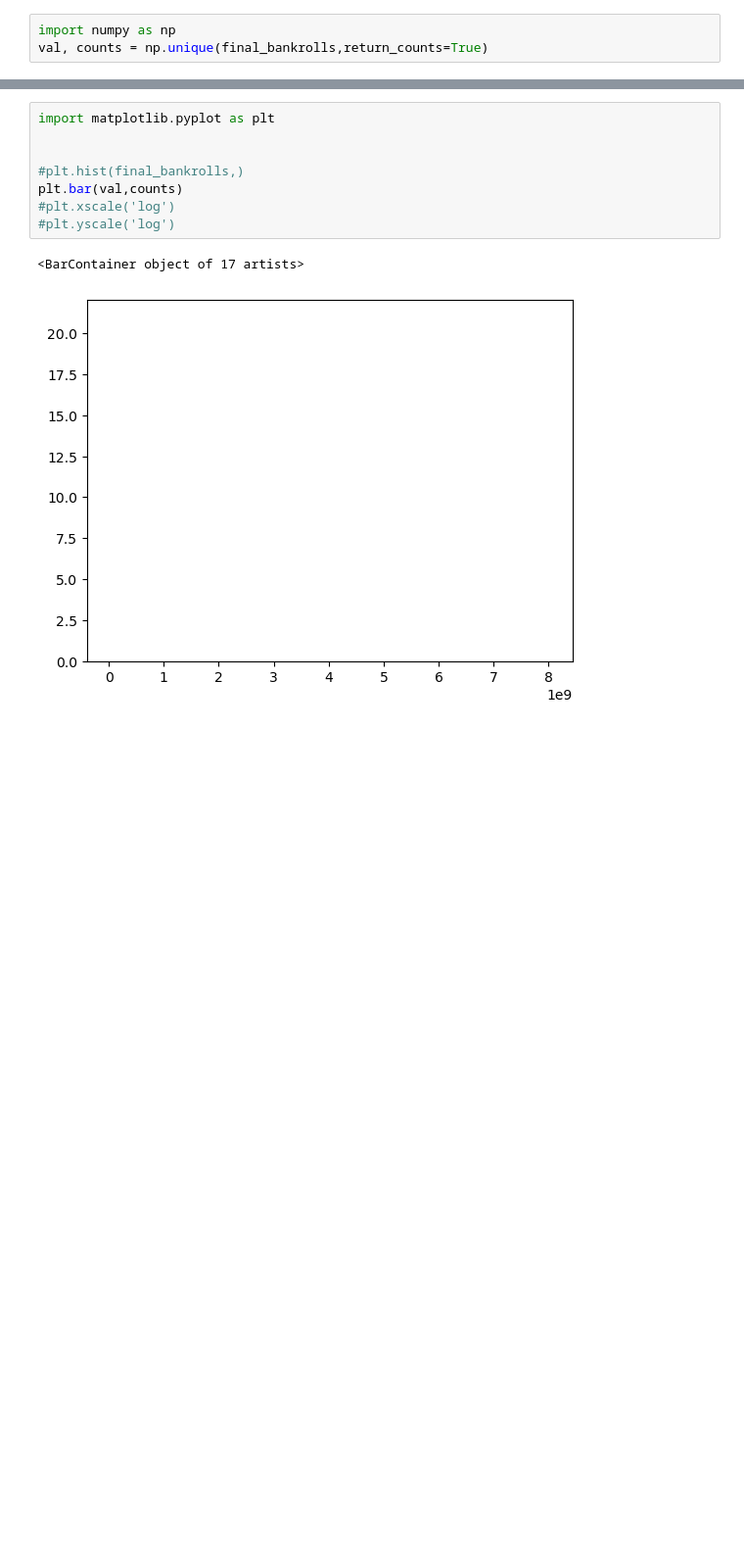
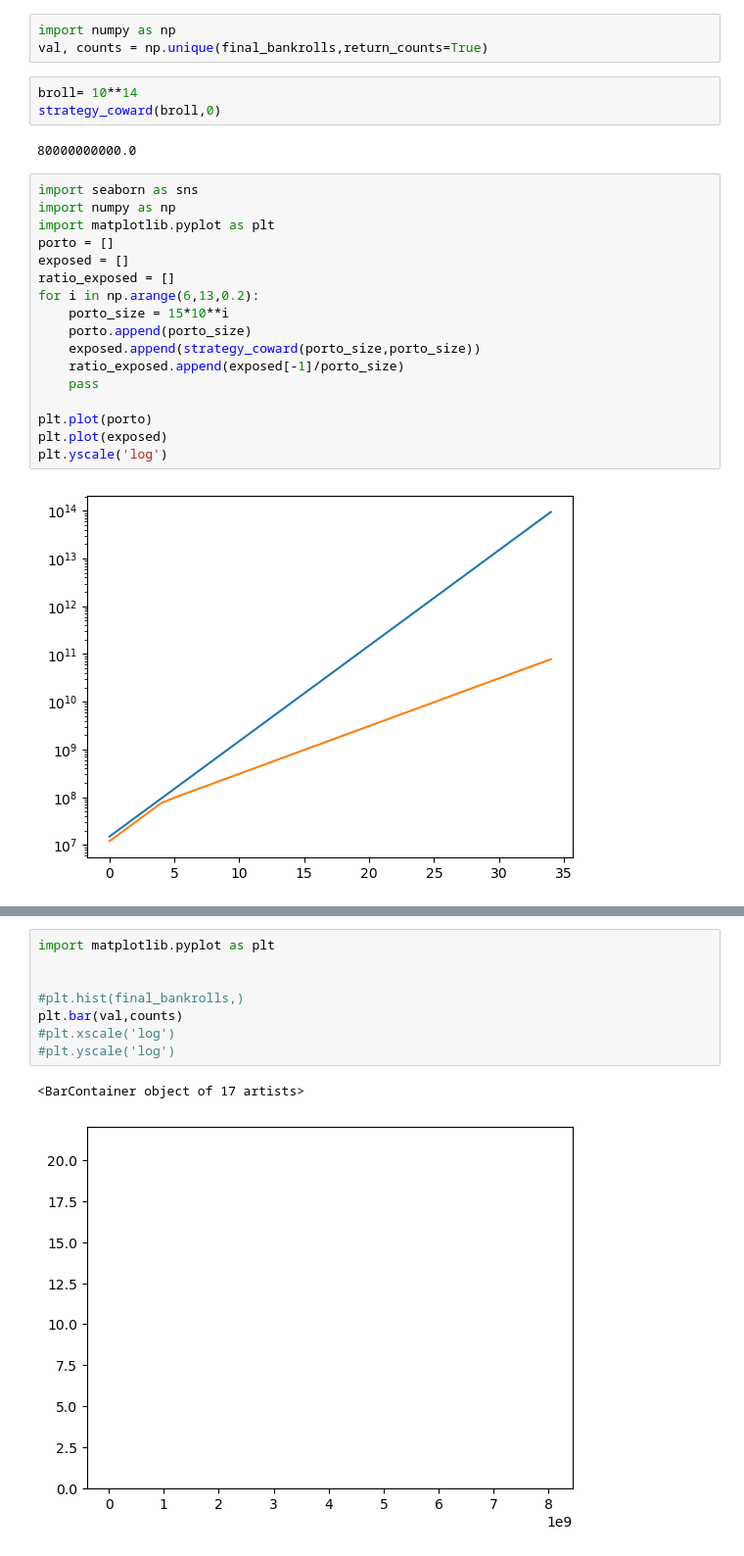
Before and after one commit to messier12/bullrun-strat-simulator, a Jupyter notebook: kelly_criterion.ipynb, the cells around one changed output, grey strips where cells are left out. Shown at 98% size. Saved outputs shown, nothing was run; the diff lists cells and outputs as text; blank space fills up the shorter version.

```diff
--- a/kelly_criterion.ipynb
+++ b/kelly_criterion.ipynb
@@ -61,3 +84,27 @@ final_bankrolls = simulate_until(10000000.0,strategy_kelly_meta(0.8),7)
 # %%
 import numpy as np
 val, counts = np.unique(final_bankrolls,return_counts=True)
+# %%
+broll= 10**14
+strategy_coward(broll,0)
+# %% [output]
+80000000000.0
+# %%
+import seaborn as sns
+import numpy as np
+import matplotlib.pyplot as plt
+porto = []
+exposed = []
+ratio_exposed = []
+for i in np.arange(6,13,0.2):
+    porto_size = 15*10**i
+    porto.append(porto_size)
+    exposed.append(strategy_coward(porto_size,porto_size))
+    ratio_exposed.append(exposed[-1]/porto_size)
+    pass
+
+plt.plot(porto)
+plt.plot(exposed)
+plt.yscale('log')
+# %% [output]
+[figure, added]
```
Also changed, not shown: parts of 3 cells of this notebook.
